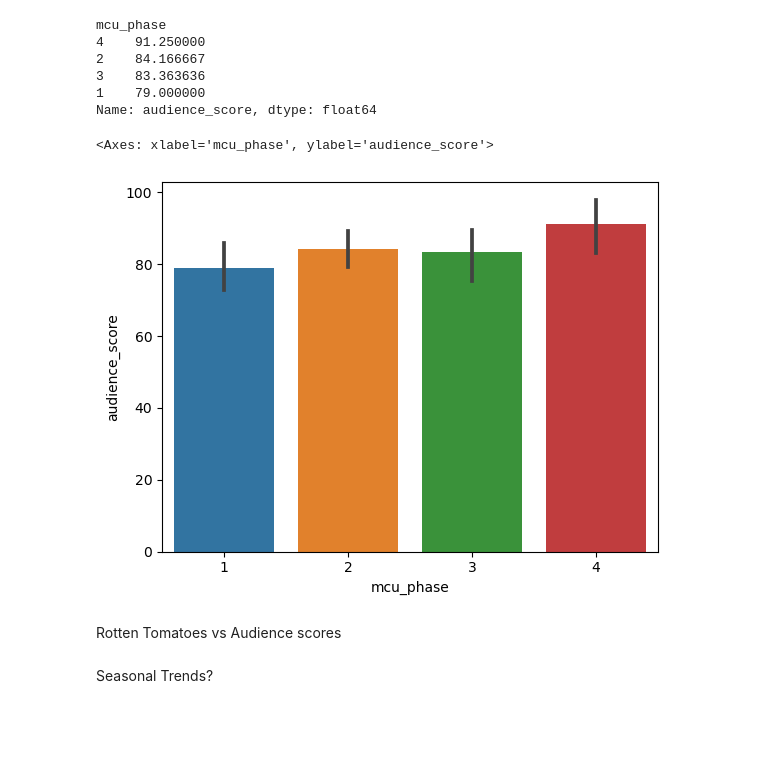
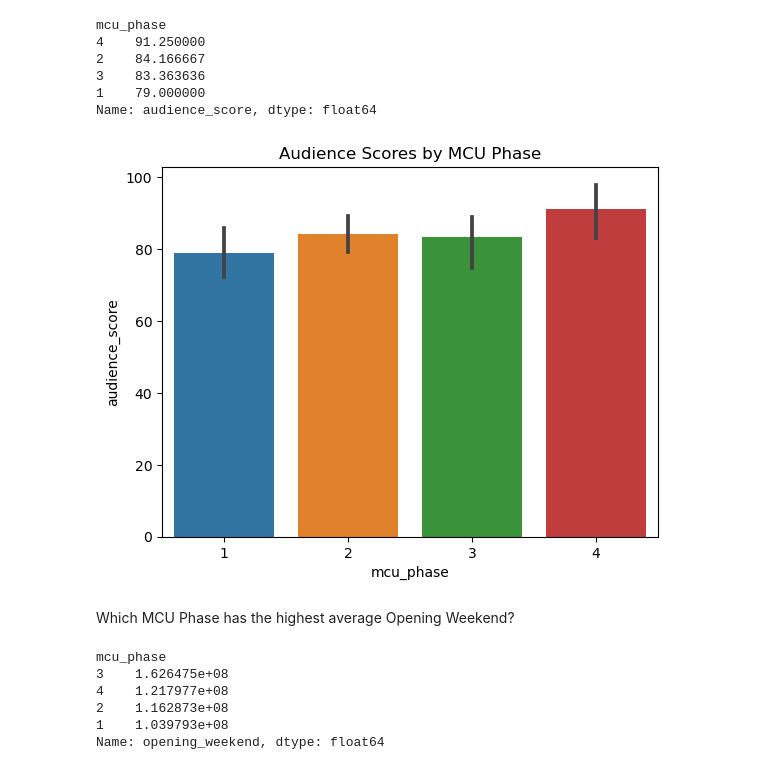
Before and after one commit to henokytilahun/MCUBoxOfficeAnalysis, a Jupyter notebook: analysis.ipynb, the cells around one changed output. Cells and saved outputs as stored; diff of their text form; code cells hidden in the pictures; blank space fills up the shorter version.

```diff
--- a/analysis.ipynb
+++ b/analysis.ipynb
@@ -152,10 +152,18 @@ mcu_phase
 Name: audience_score, dtype: float64
 # %%
 sns.barplot(df, x='mcu_phase', y='audience_score')
+plt.title("Audience Scores by MCU Phase")
+plt.show()
 # %% [output]
-<Axes: xlabel='mcu_phase', ylabel='audience_score'>
-[figure, old version]
+[figure, new version]
-# %% [markdown]
-Rotten Tomatoes vs Audience scores
-# %% [markdown]
-Seasonal Trends?
+# %% [markdown]
+Which MCU Phase has the highest average Opening Weekend?
+# %%
+df.groupby('mcu_phase')['opening_weekend'].mean().sort_values(ascending=False)
+# %% [output]
+mcu_phase
+3    1.626475e+08
+4    1.217977e+08
+2    1.162873e+08
+1    1.039793e+08
+Name: opening_weekend, dtype: float64
```
Also changed, not shown: parts of 11 cells of this notebook, 2 other files.
